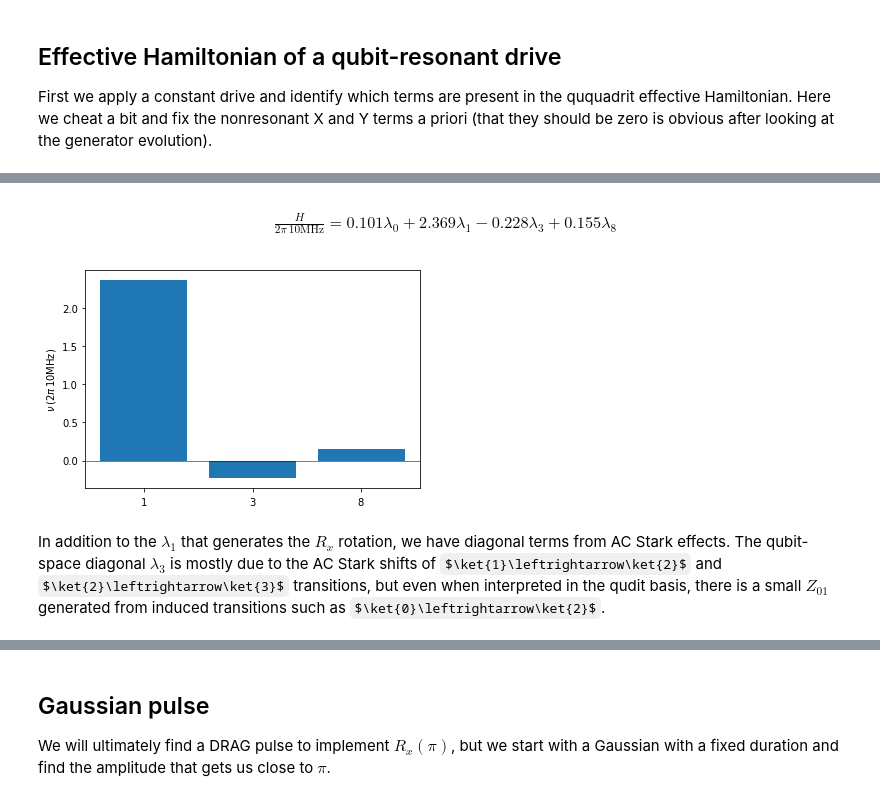
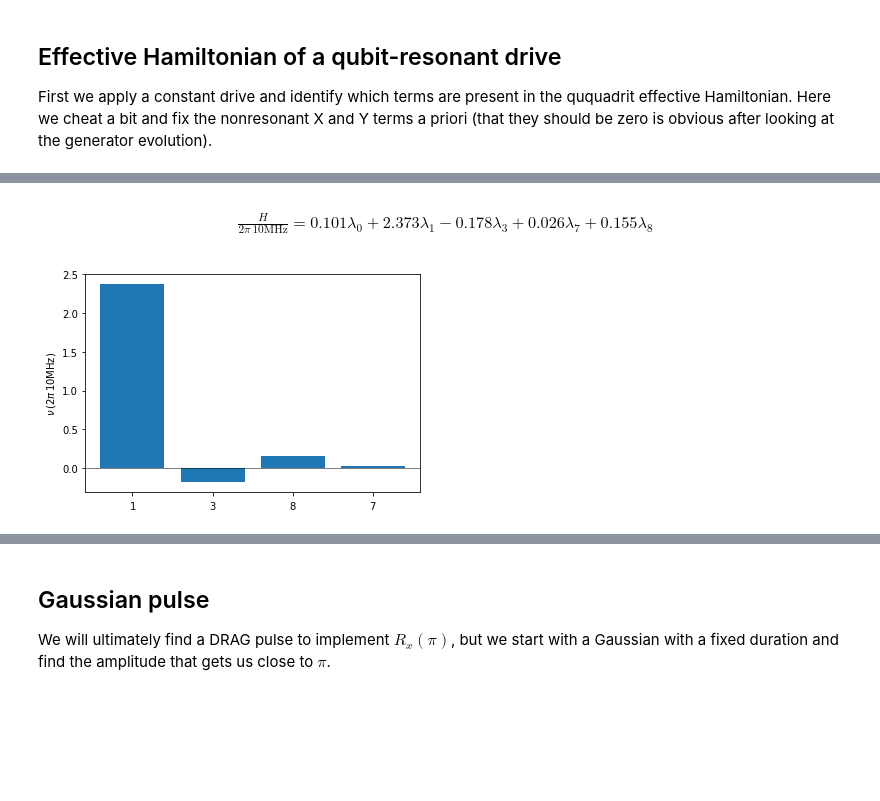
Before and after one commit to UTokyo-ICEPP/qudit-sim, a Jupyter notebook: examples/pi_pulse.ipynb, the cells around one changed output, grey strips where cells are left out. Drawn from its saved outputs; the diff is of its cells as text; code cells hidden in the pictures; some formulas as TeX source; blank space fills up the shorter version.

Commit message:
new pi pulse

```diff
--- a/examples/pi_pulse.ipynb
+++ b/examples/pi_pulse.ipynb
@@ -34,11 +36,12 @@ First we apply a constant drive and identify which terms are present in the ququ
 drive_frequency_01 = hgen.dressed_frequencies('q0')[0]
 test_amplitude = 0.2
 
-init = dict((i, (0., True)) for i in [4, 5, 6, 7, 13, 14])
+#init = dict((i, (0., True)) for i in [4, 5, 6, 7, 13, 14])
+init = None
 
-res01_components = qudit_sim.apps.find_heff(hgen, qudit='q0', frequency=drive_frequency_01, amplitude=test_amplitude,
-                                            cycles=200, optimizer_args=0.001, convergence=1.e-6, comp_dim=3,
-                                            init=init, save_result_to='pi_pulse/res01')
+heff_test_01 = qudit_sim.apps.find_heff(hgen, qudit='q0', frequency=drive_frequency_01, amplitude=test_amplitude,
+                                        cycles=200, optimizer_args=0.001, convergence=1.e-6, comp_dim=3,
+                                        init=init, save_result_to='pi_pulse/res01')
 # %%
 qudit_sim.visualization.inspect_heff_fit('pi_pulse/res01.h5');
 # %% [output]
@@ -48,10 +51,8 @@ qudit_sim.visualization.inspect_heff_fit('pi_pulse/res01.h5');
 # %%
-qudit_sim.visualization.print_components(res01_components, threshold=-0.01)
+qudit_sim.visualization.print_components(heff_test_01, threshold=-0.01)
 # %% [output]
-\begin{split} \frac{H}{2\pi\,\mathrm{10MHz}} = 0.101{\lambda_{0}} + 2.369{\lambda_{1}} - 0.228{\lambda_{3}} + 0.155{\lambda_{8}} \end{split}
+\begin{split} \frac{H}{2\pi\,\mathrm{10MHz}} = 0.101{\lambda_{0}} + 2.373{\lambda_{1}} - 0.178{\lambda_{3}} + 0.026{\lambda_{7}} + 0.155{\lambda_{8}} \end{split}
 # %%
-qudit_sim.visualization.plot_components(res01_components, threshold=-0.01);
+qudit_sim.visualization.plot_components(heff_test_01, threshold=-0.01);
 # %% [output]
-[figure, old version]
+[figure, new version]
-# %% [markdown]
-In addition to the $\lambda_1$ that generates the $R_x$ rotation, we have diagonal terms from AC Stark effects. The qubit-space diagonal $\lambda_3$ is mostly due to the AC Stark shifts of $\ket{1}\leftrightarrow\ket{2}$ and $\ket{2}\leftrightarrow\ket{3}$ transitions, but even when interpreted in the qudit basis, there is a small $Z_{01}$ generated from induced transitions such as $\ket{0}\leftrightarrow\ket{2}$.
```
Also changed, not shown: parts of 41 cells of this notebook.
